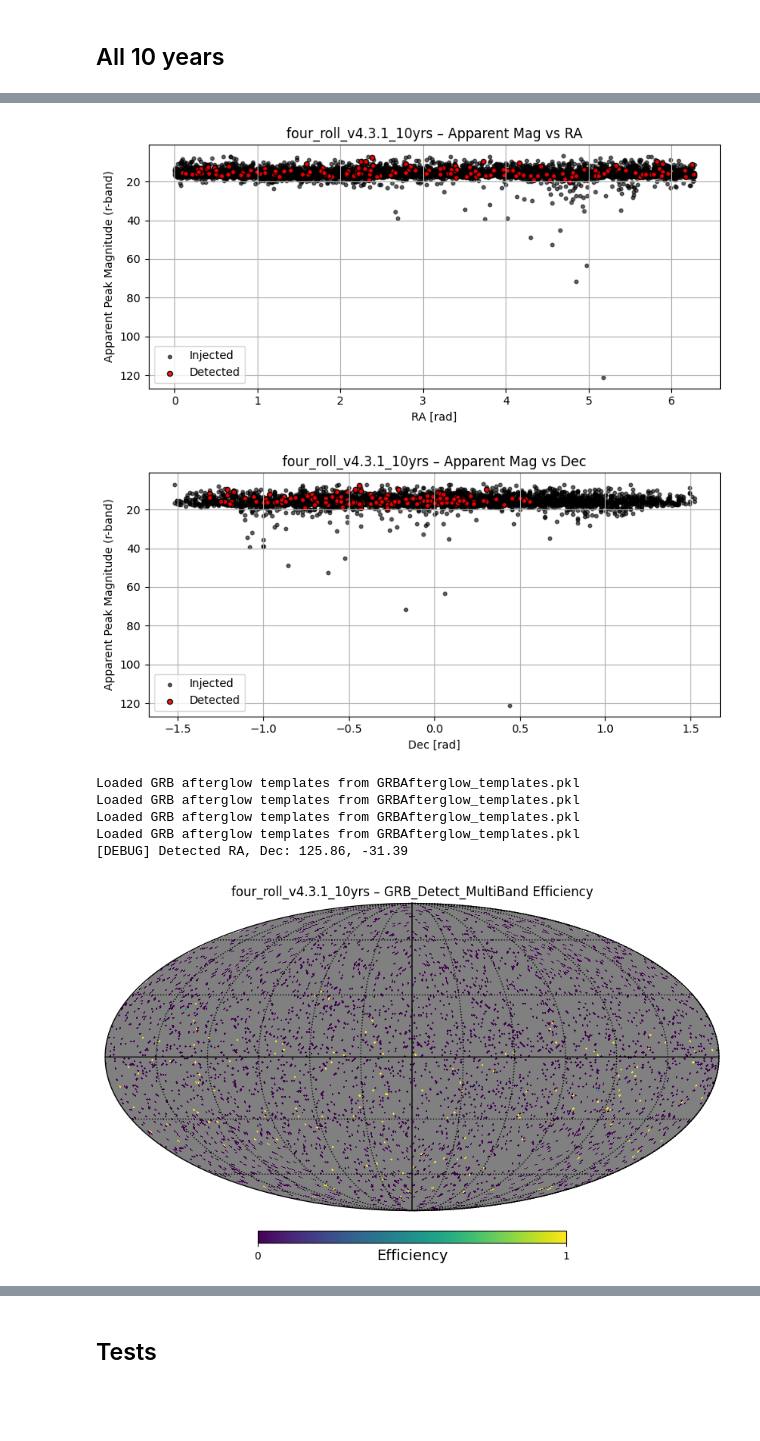
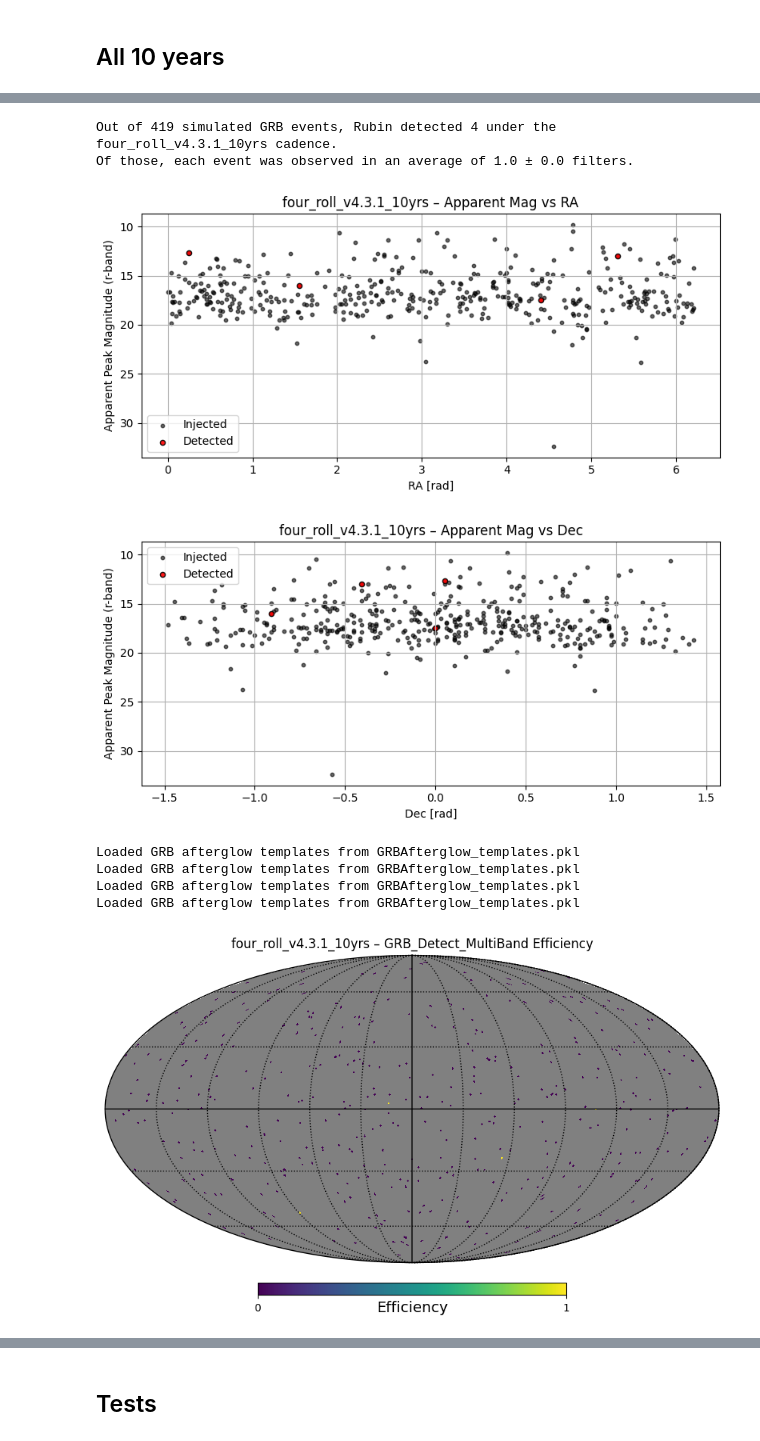
Before and after one commit to andra104/Multi_Transient_Metrics_Hub, a Jupyter notebook: GRBafterglows/working_local_fixedpop_GRBafterglows_script.ipynb, the cells around one changed output, grey strips where cells are left out. Saved outputs shown, nothing was run; the diff lists cells and outputs as text; code cells hidden in the pictures; blank space fills up the shorter version.

```diff
--- a/GRBafterglows/working_local_fixedpop_GRBafterglows_script.ipynb
+++ b/GRBafterglows/working_local_fixedpop_GRBafterglows_script.ipynb
@@ -2,6 +2,17 @@
 # if needed run this
 #from dustmaps.config import config
 #config.reset()
+# %%
+#local section (shar)
+
+import sys
+sys.path.insert(0, "/lustre/lrspec/metrics")
+sys.path.insert(0, "/home/3155/metrics/Multi_Transient_Metrics_Hub")
+
+import os
+os.environ["RUBIN_SIM_DATA_DIR"] = "/lustre/lrspec/metrics/rubin_sim_data"
+
+db_dir = "/lustre/lrspec/metrics/"
 # %%
 %matplotlib inline
 import sys
@@ -136,11 +149,11 @@ grb_pop_file = os.path.join(grbs_dir, f"GRB_population_fixedpop_10yr_{rate_str}.
 dmin, dmax = 10, 1000
 gal_lat_cut = None
 os.makedirs(grbs_dir, exist_ok=True)
-db_dir = "../"
+# db_dir = "../"
 
 
 t_start = 1
-t_end = 36520
+t_end = 3652
 
 # ---- Template Setup ----
 if not os.path.exists(grb_templates_file):
@@ -236,7 +235,7 @@ for cadence in cadences:
     df_obs = pd.DataFrame.from_dict(detect_metric.obs_records).T
     df_obs = df_obs.reset_index().rename(columns={"index": "sid"})
 
-    df_obs = pd.DataFrame.from_dict(detect_metric.obs_records).T.reset_index().rename(columns={"index": "sid"})
+    df_obs_arr = pd.DataFrame.from_dict(detect_metric.obs_records).T.reset_index().rename(columns={"index": "sid"})
 
     # =======================================================================
     # Add calendar year assuming MJD0 = 59853.5 (LSST start)
@@ -445,8 +444,9 @@ Of those, each event was observed in an average of 1.0 ± 0.0 filters.
+Out of 419 simulated GRB events, Rubin detected 4 under the four_roll_v4.3.1_10yrs cadence.
+Of those, each event was observed in an average of 1.0 ± 0.0 filters.
-[figure, old version]
+[figure, new version]
-[figure, old version]
+[figure, new version]
-Loaded GRB afterglow templates from GRBAfterglow_templates.pkl
-Loaded GRB afterglow templates from GRBAfterglow_templates.pkl
-Loaded GRB afterglow templates from GRBAfterglow_templates.pkl
-Loaded GRB afterglow templates from GRBAfterglow_templates.pkl
-[DEBUG] Detected RA, Dec: 125.86, -31.39
+Loaded GRB afterglow templates from GRBAfterglow_templates.pkl
+Loaded GRB afterglow templates from GRBAfterglow_templates.pkl
+Loaded GRB afterglow templates from GRBAfterglow_templates.pkl
+Loaded GRB afterglow templates from GRBAfterglow_templates.pkl
-[figure, old version]
+[figure, new version]
```
Also changed, not shown: parts of 15 cells of this notebook, 1 other file.
